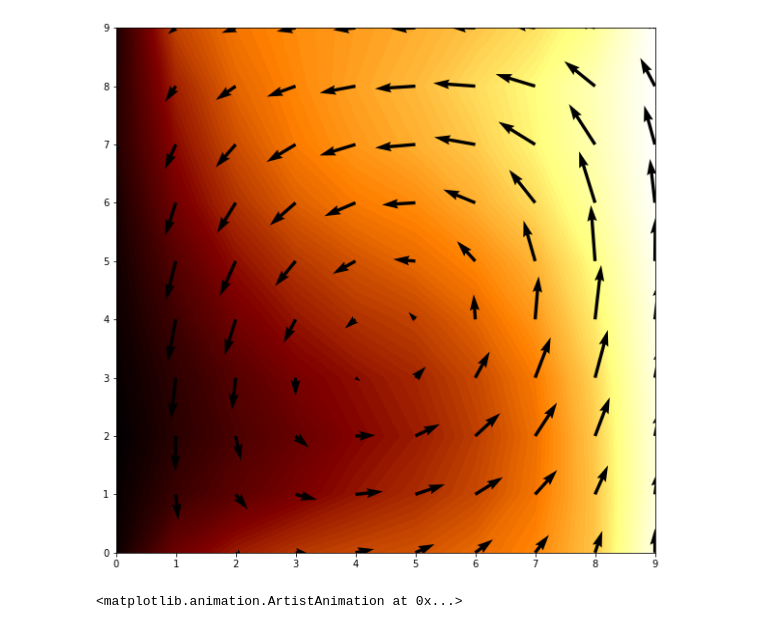
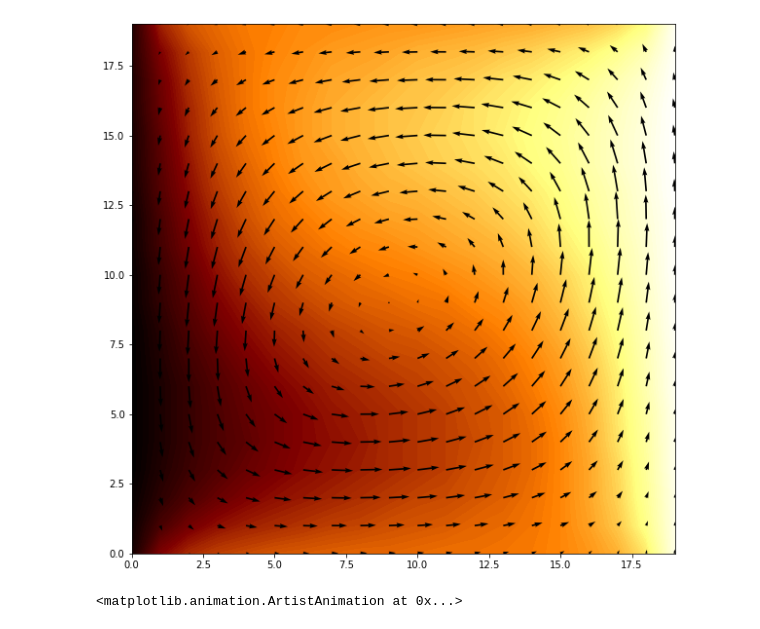
Before and after one commit to Izuho/NumSimulation-of-flow, a Jupyter notebook: ShowFlow.ipynb, the cells around one changed output. Drawn from its saved outputs; the diff is of its cells as text; code cells hidden in the pictures.

```diff
--- a/ShowFlow.ipynb
+++ b/ShowFlow.ipynb
@@ -35,20 +35,23 @@ uvtemp = mat.reshape((3000, 3, 12, 12))
+# %%
+N=20
+uvtemp = mat.reshape((3000, 3, N+2, N+2))
 # %%
 fig, ax = plt.subplots(figsize=(10,10))
 ims = []
 ims2 = []
 
-for index in range(0,3000,100):
-    X = np.arange(10)
-    Y = np.arange(10)
-    im = ax.contourf(X, Y, uvtemp[index, 2, 1:11, 1:11], levels=100, cmap = 'afmhot')
-    im2 = ax.quiver(X, Y[::-1], uvtemp[index, 0, 1:11, 1:11], uvtemp[index, 1, 1:11, 1:11])
+for index in range(0,1000,100):
+    X = np.arange(N)
+    Y = np.arange(N)
+    im = ax.contourf(X, Y, uvtemp[index, 2, 1:N+1, 1:N+1], levels=100, cmap = 'afmhot')
+    im2 = ax.quiver(X, Y[::-1], uvtemp[index, 0, 1:N+1, 1:N+1], uvtemp[index, 1, 1:N+1, 1:N+1])
     ims.append(im.collections + [im2])
     '''
     if index % 10 == 0:
         print("%.2f percent finished!"% (index / 500 * 100))
     '''
 # %% [output]
-[figure, old version]
+[figure, new version]
 # %%
 anim = animation.ArtistAnimation(fig, ims)
 
```
Also changed, not shown: parts of 2 cells of this notebook.
